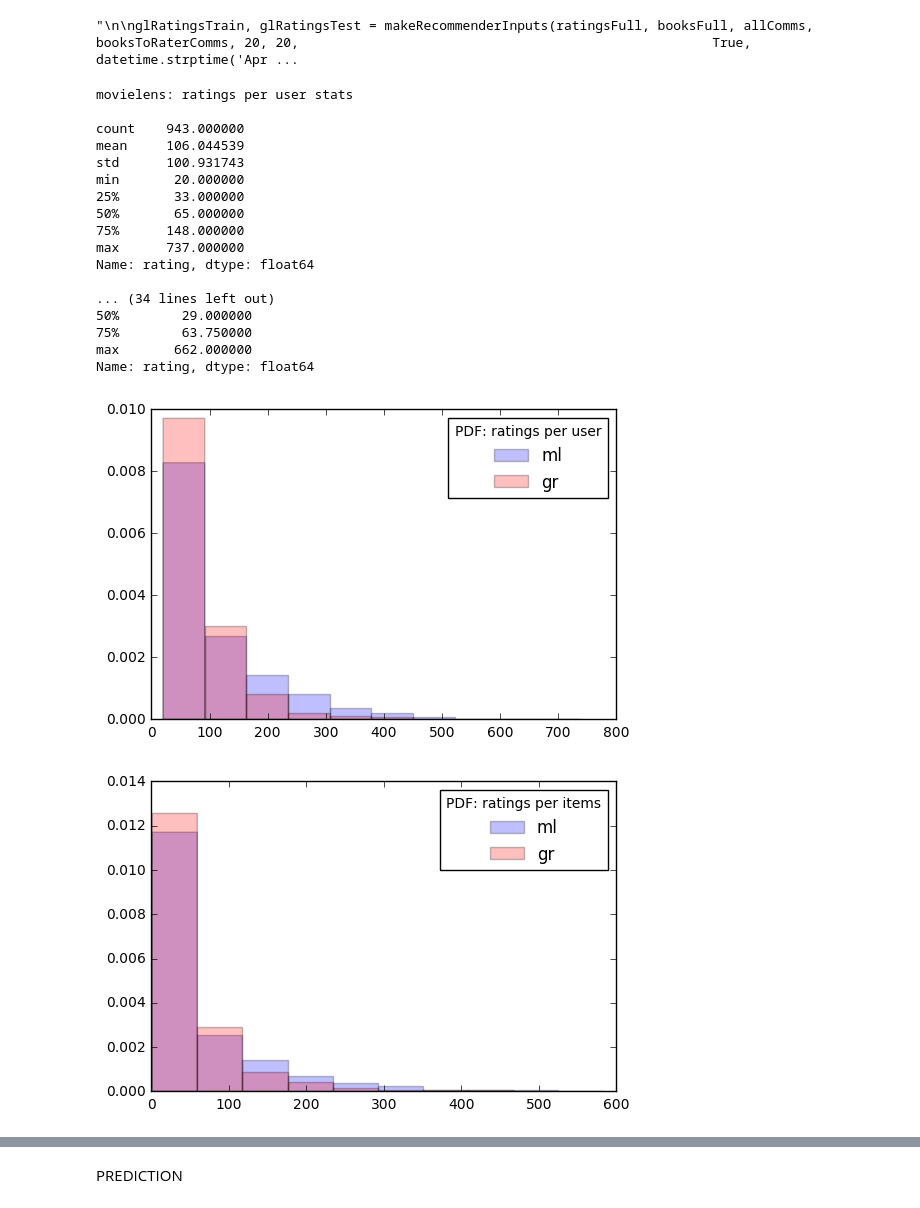
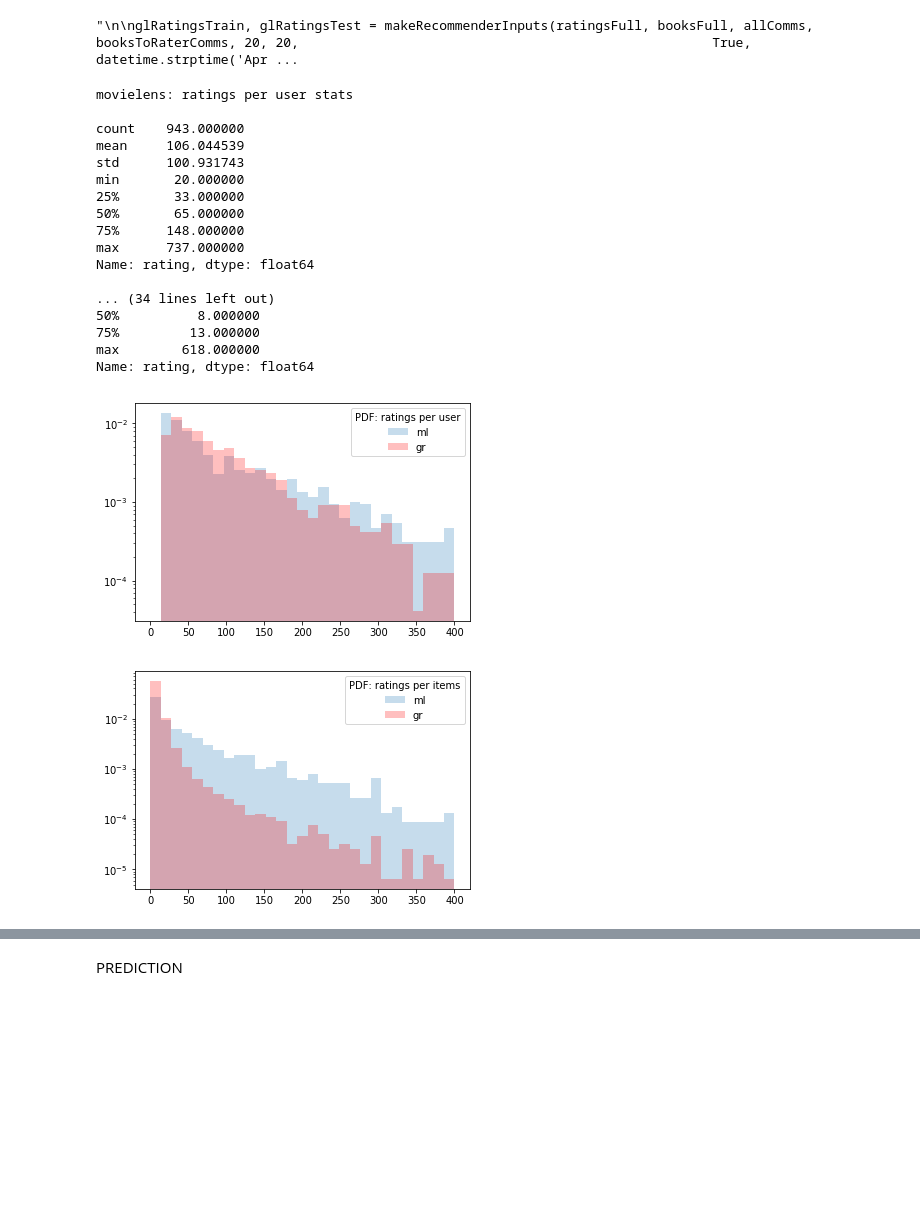
Before and after one commit to rfriel/goodreads_rating_prediction, a Jupyter notebook: src/modeling.ipynb, the cells around one changed output, grey strips where cells are left out. Drawn from its saved outputs; the diff is of its cells as text; code cells hidden in the pictures; blank space fills up the shorter version.

```diff
--- a/src/modeling.ipynb
+++ b/src/modeling.ipynb
@@ -31,7 +28,7 @@ This non-commercial license of GraphLab Create for academic use is assigned to r
 # %% [markdown]
 SETTING UP DATA FOR PREDICTION
 # %%
-mongoClientName = "mongodb://54.70.37.60" # replace XXX with the location of your mongo client
+mongoClientName = "mongodb://34.212.222.251" # replace XXX with the location of your mongo client
 # here I used one of my Amazon EC2 instances and its associated storage as a central location for MongoDB
 client = MongoClient(mongoClientName)
 # %%
@@ -96,7 +93,7 @@ header = ['user_id', 'item_id', 'rating', 'timestamp']
 df_ml = pd.read_csv('ml-100k/u.data', sep='\t', names=header)
 df_ml = df_ml.rename(columns={'user_id':'userID','item_id':'bookID'})
 
-df_gr = makeRecommenderInputs(ratingsFull, booksFull, allComms, booksToRaterComms, 7, 25, False).to_dataframe()
+df_gr = makeRecommenderInputs(ratingsFull, booksFull, allComms, booksToRaterComms, 5, 20, False).to_dataframe()
 # %%
 # EDA comparing movielens to GR
 
@@ -129,22 +126,22 @@ max      737.000000
 Name: rating, dtype: float64
 
 ... (34 lines left out)
-50%        29.000000
-75%        63.750000
-max       662.000000
+50%          8.000000
+75%         13.000000
+max        618.000000
 Name: rating, dtype: float64
 # %%
-histStuff= plt.hist(df_ml_users,alpha=0.25,normed=True,label='ml');
-plt.hist(df_gr_users,alpha=0.25,bins=histStuff[1],normed=True,color='r',label='gr');
+histStuff= plt.hist(df_ml_users,alpha=0.25,normed=True,log=True,bins=np.linspace(0,400,30),label='ml');
+plt.hist(df_gr_users,alpha=0.25,bins=histStuff[1],normed=True,log=True,color='r',label='gr');
 plt.legend(title='PDF: ratings per user');
 # %% [output]
-[figure, old version]
+[figure, new version]
 # %%
-histStuff= plt.hist(df_ml_items,alpha=0.25,normed=True,label='ml');
-plt.hist(df_gr_items,alpha=0.25,bins=histStuff[1],normed=True,color='r',label='gr');
+histStuff= plt.hist(df_ml_items,alpha=0.25,normed=True,log=True,bins=np.linspace(0,400,30),label='ml');
+plt.hist(df_gr_items,alpha=0.25,bins=histStuff[1],normed=True,log=True,color='r',label='gr');
 plt.legend(title='PDF: ratings per items');
 # %% [output]
-[figure, old version]
+[figure, new version]
 # %%
 plt.plot(df_ml_users,df_ml_users.rank()/len(df_ml_users.rank()),'o',label='ml');
 plt.plot(df_gr_users,df_gr_users.rank()/len(df_gr_users.rank()),'o',label='gr');
```
Also changed, not shown: parts of 24 cells of this notebook, 2 other files.
